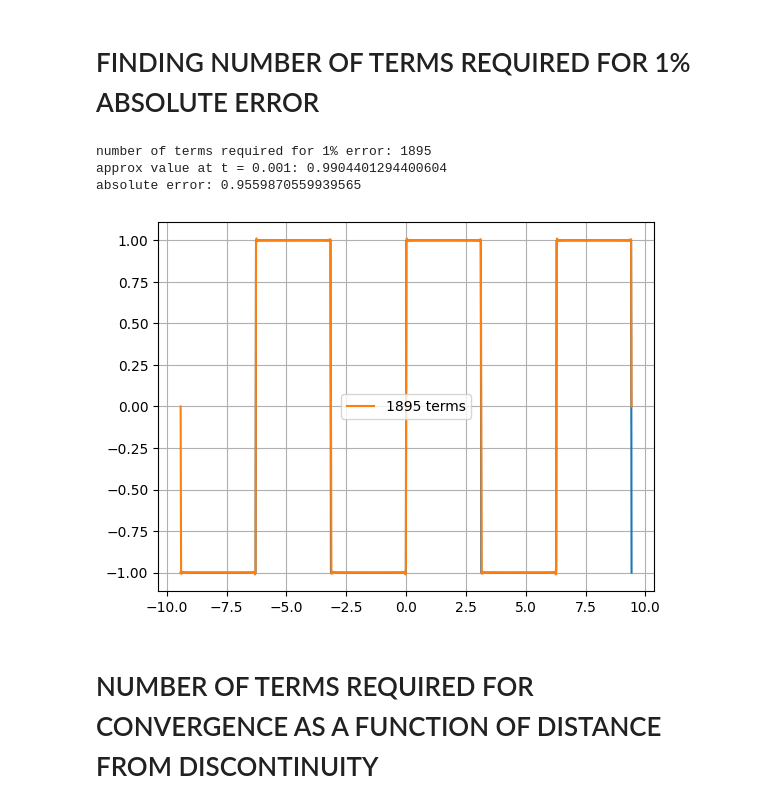
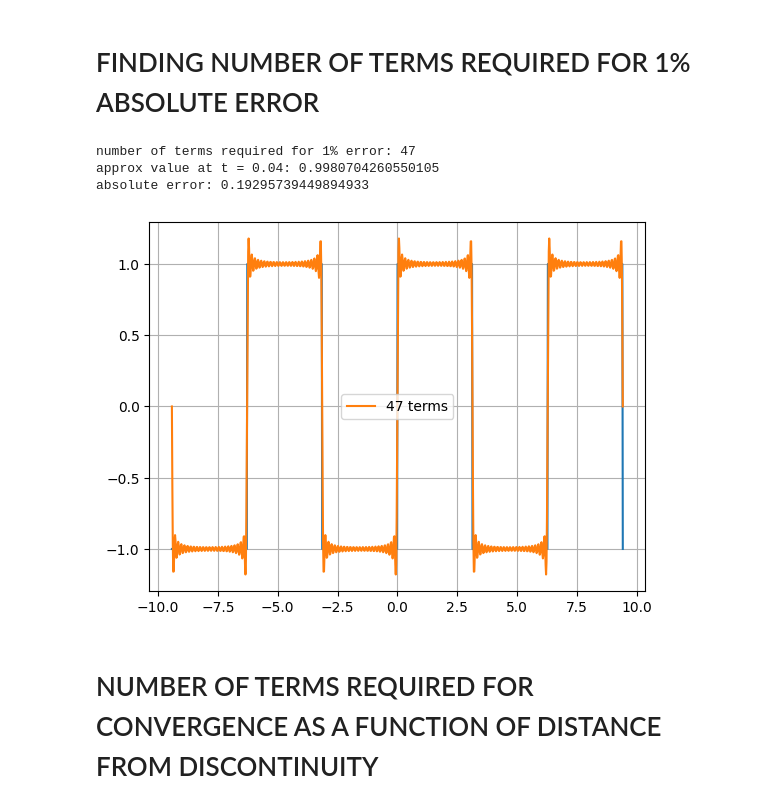
Before and after one commit to alan-ajay/Implementation-of-Fast-Fourier-Transform, a Jupyter notebook: Fourier Series and Convergence.ipynb, the cells around one changed output. Drawn from its saved outputs; the diff is of its cells as text; code cells hidden in the pictures.

```diff
--- a/Fourier Series and Convergence.ipynb
+++ b/Fourier Series and Convergence.ipynb
@@ -40,34 +40,34 @@ plt.show()
 # %% [markdown]
 # FINDING NUMBER OF TERMS REQUIRED FOR 1% ABSOLUTE ERROR
 # %%
-check = .001
+check = .04
 true_val = sqr_wave_true(check)
 
 def if_outside_tol(n, tol):
   # print(sqr_wave_approx(check, n))
   return abs((true_val - sqr_wave_approx(check, n))*100/true_val) > tol
 
 n = 1
 tol = 1
 
 while if_outside_tol(n, tol):
   n += 1
 
 
 print(f'number of terms required for 1% error: {n}')
 print(f'approx value at t = {check}: {sqr_wave_approx(check, n)}')
 print(f'absolute error: {(true_val - sqr_wave_approx(check, n))*100/true_val}')
 
 plt.plot(t, sqr_wave_true(t))
 plt.plot(t, sqr_wave_approx(t, n), label = f'{n} terms')
 plt.grid()
 plt.legend()
 plt.show()
 # %% [output]
-number of terms required for 1% error: 1895
-approx value at t = 0.001: 0.9904401294400604
-absolute error: 0.9559870559939565
+number of terms required for 1% error: 47
+approx value at t = 0.04: 0.9980704260550105
+absolute error: 0.19295739449894933
-[figure, old version]
+[figure, new version]
 # %% [markdown]
 # NUMBER OF TERMS REQUIRED FOR CONVERGENCE AS A FUNCTION OF DISTANCE FROM DISCONTINUITY
 # %%
```
Also changed, not shown: parts of 3 cells of this notebook.
